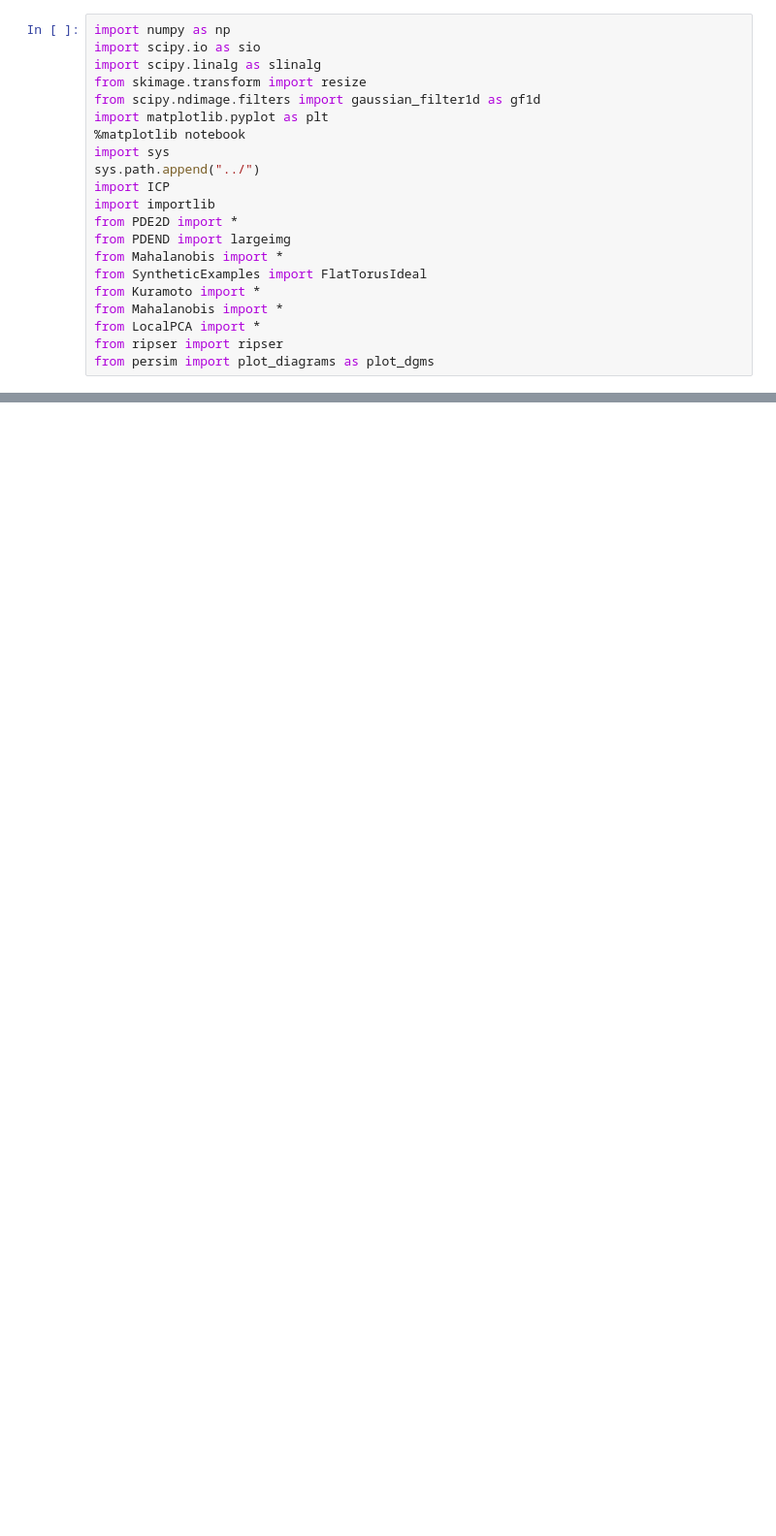
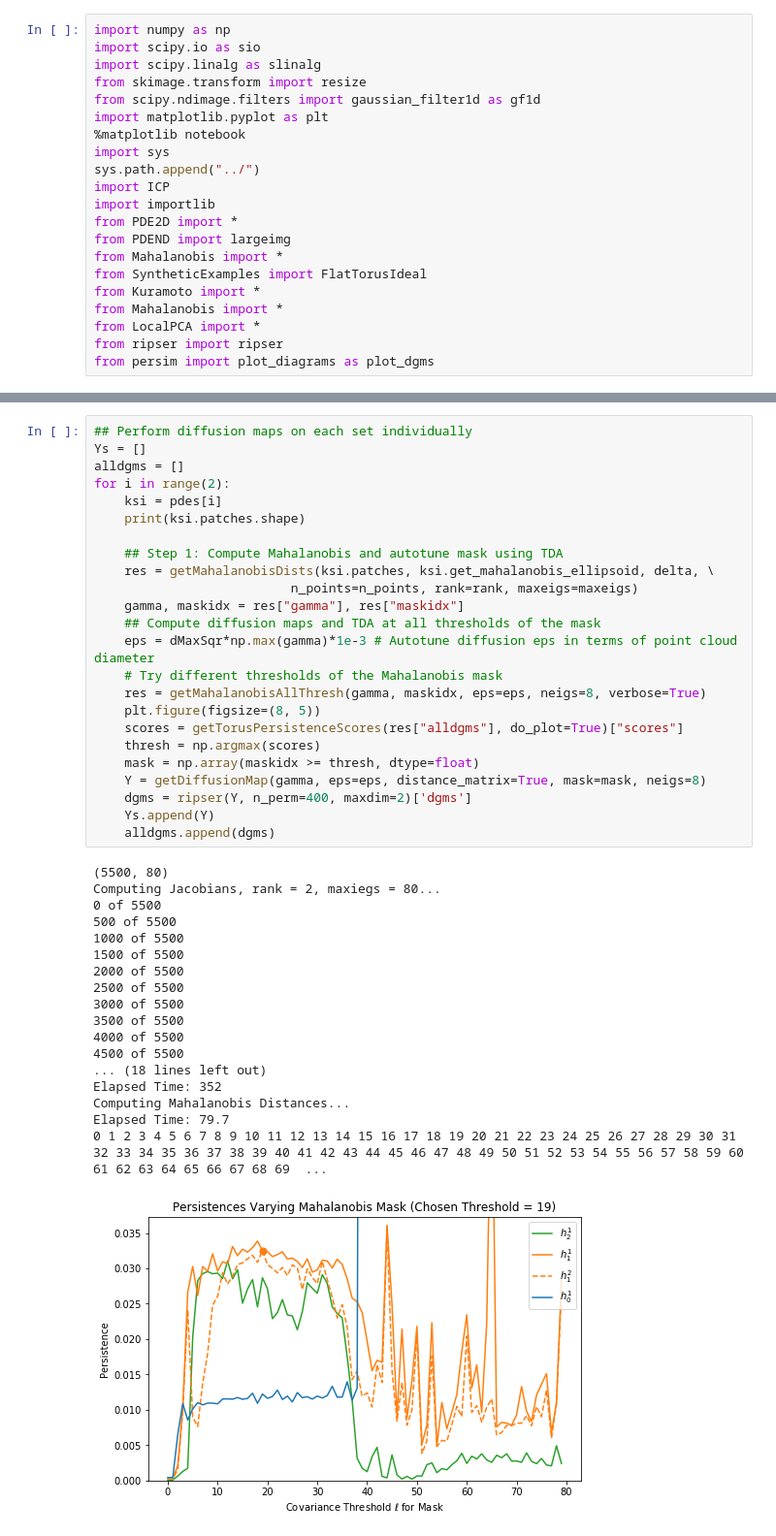
Before and after one commit to ctralie/DynamicsSynchronization, a Jupyter notebook: notebooks/LineSegmentsToPatches.ipynb, the cells around one changed output, grey strips where cells are left out. Shown at 97% size. Cells and saved outputs as stored; diff of their text form; blank space fills up the shorter version.

```diff
--- a/notebooks/LineSegmentsToPatches.ipynb
+++ b/notebooks/LineSegmentsToPatches.ipynb
@@ -136,0 +70,43 @@ Elapsed Time: 0.14
+# %%
+## Perform diffusion maps on each set individually
+Ys = []
+alldgms = []
+for i in range(2):
+    ksi = pdes[i]
+    print(ksi.patches.shape)
+
+    ## Step 1: Compute Mahalanobis and autotune mask using TDA
+    res = getMahalanobisDists(ksi.patches, ksi.get_mahalanobis_ellipsoid, delta, \
+                          n_points=n_points, rank=rank, maxeigs=maxeigs)
+    gamma, maskidx = res["gamma"], res["maskidx"]
+    ## Compute diffusion maps and TDA at all thresholds of the mask
+    eps = dMaxSqr*np.max(gamma)*1e-3 # Autotune diffusion eps in terms of point cloud diameter
+    # Try different thresholds of the Mahalanobis mask
+    res = getMahalanobisAllThresh(gamma, maskidx, eps=eps, neigs=8, verbose=True)
+    plt.figure(figsize=(8, 5))
+    scores = getTorusPersistenceScores(res["alldgms"], do_plot=True)["scores"]
+    thresh = np.argmax(scores)
+    mask = np.array(maskidx >= thresh, dtype=float)
+    Y = getDiffusionMap(gamma, eps=eps, distance_matrix=True, mask=mask, neigs=8)
+    dgms = ripser(Y, n_perm=400, maxdim=2)['dgms']
+    Ys.append(Y)
+    alldgms.append(dgms)
+# %% [output]
+(5500, 80)
+Computing Jacobians, rank = 2, maxiegs = 80...
+0 of 5500
+500 of 5500
+1000 of 5500
+1500 of 5500
+2000 of 5500
+2500 of 5500
+3000 of 5500
+3500 of 5500
+4000 of 5500
+4500 of 5500
+... (18 lines left out)
+Elapsed Time: 352
+Computing Mahalanobis Distances...
+Elapsed Time: 79.7
+0 1 2 3 4 5 6 7 8 9 10 11 12 13 14 15 16 17 18 19 20 21 22 23 24 25 26 27 28 29 30 31 32 33 34 35 36 37 38 39 40 41 42 43 44 45 46 47 48 49 50 51 52 53 54 55 56 57 58 59 60 61 62 63 64 65 66 67 68 69  ...
+[figure, added]
```
Also changed, not shown: parts of 7 cells of this notebook.
